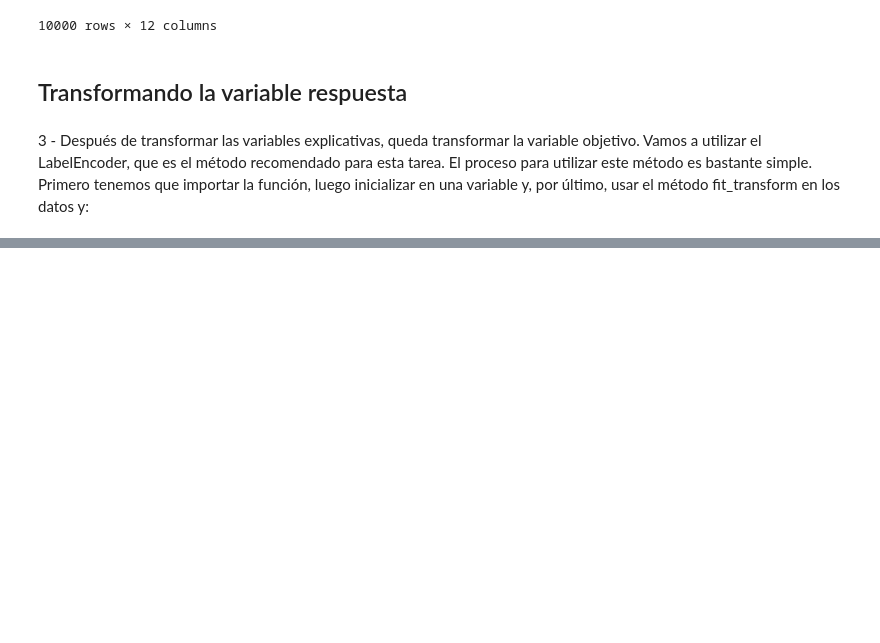
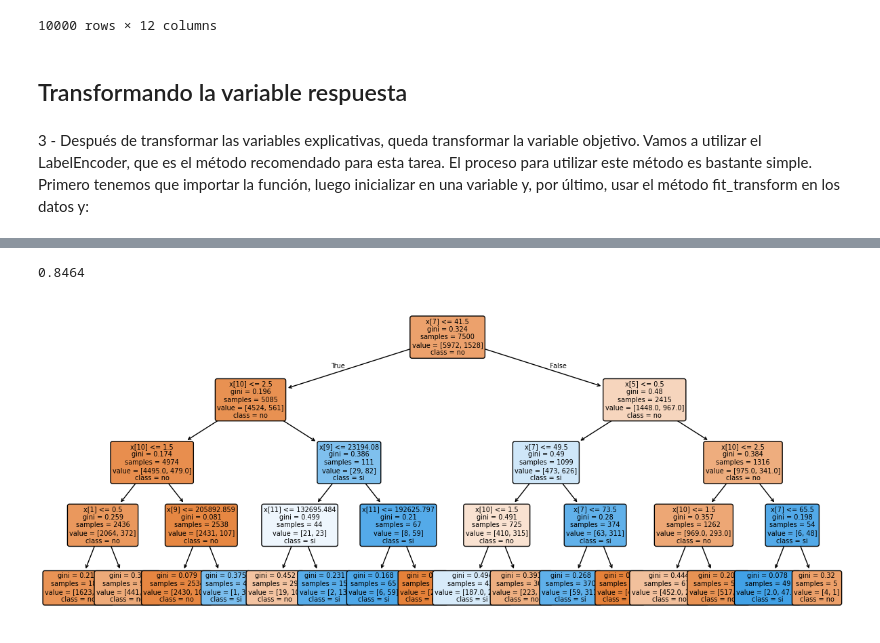
Before and after one commit to Nataliahfk/estadistica_python, a Jupyter notebook: machine_learning_práctica.ipynb, the cells around one changed output, grey strips where cells are left out. Saved outputs shown, nothing was run; the diff lists cells and outputs as text; code cells hidden in the pictures; blank space fills up the shorter version.

```diff
--- a/machine_learning_práctica.ipynb
+++ b/machine_learning_práctica.ipynb
@@ -267,0 +276,2 @@ y = label_encoder.fit_transform(y)
+# %%
+X_train, X_test, y_train, y_test = train_test_split(X, y, stratify=y, random_state=5)
@@ -267,0 +282,5 @@ y = label_encoder.fit_transform(y)
+# %%
+dummy = DummyClassifier()
+dummy.fit(X_train, y_train)
+
+dummy.score(X_test, y_test)
@@ -267,0 +293,7 @@ y = label_encoder.fit_transform(y)
+# %%
+modelo_arbol = DecisionTreeClassifier(max_depth=4, random_state=5) # Profundidad máxima del árbol = 4 niveles
+modelo_arbol.fit(X_train, y_train)
+
+modelo_arbol.score(X_test, y_test)
+# %% [output]
+0.8464
@@ -267,0 +303,6 @@ y = label_encoder.fit_transform(y)
+# %%
+plt.figure(figsize=(15,6))
+plot_tree(modelo_arbol, class_names =['no','si'], filled=True, rounded=True, fontsize=7)
+plt.show()
+# %% [output]
+[figure, added]
```
Also changed, not shown: parts of 9 cells of this notebook.
